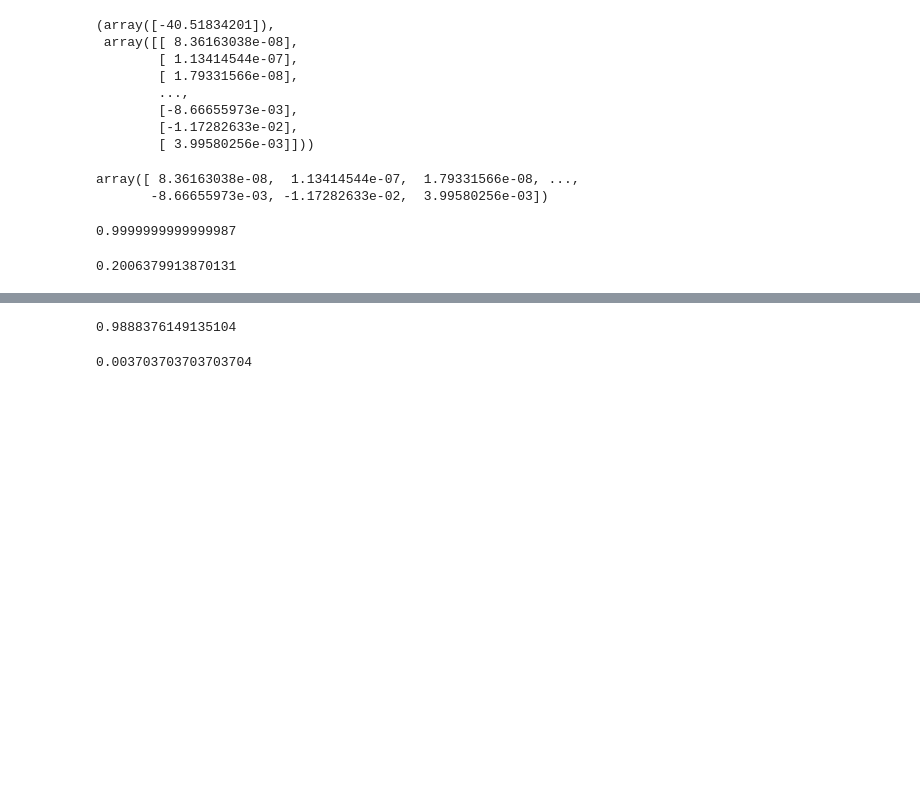
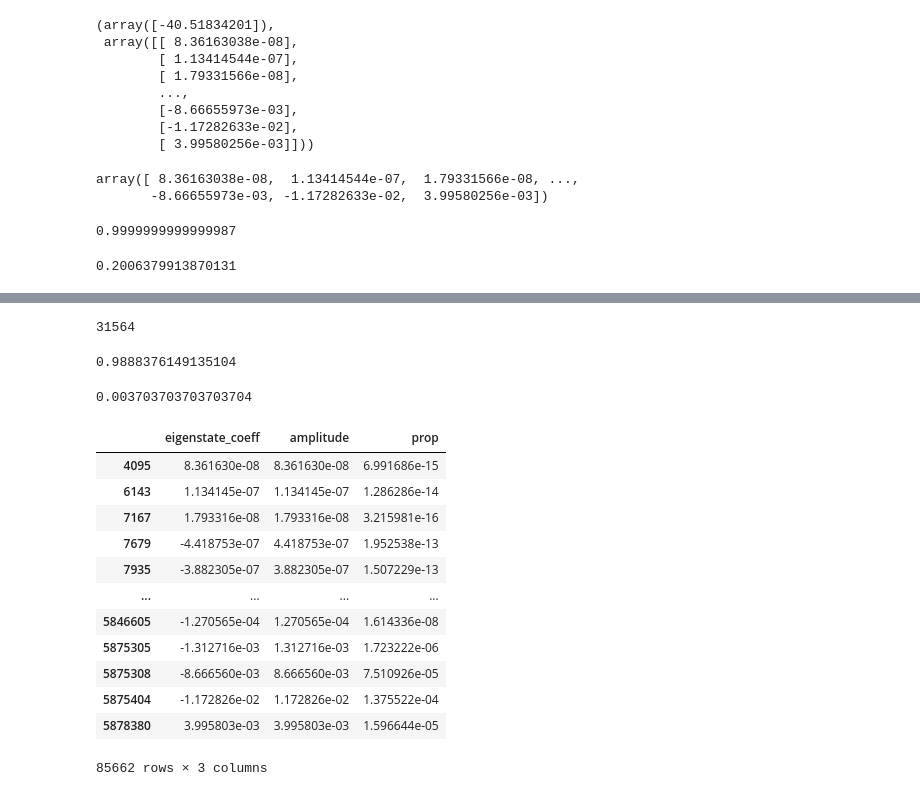
Before and after one commit to ischurov/frustrations-eda, a Jupyter notebook: kagome-24-fourier.ipynb, the cells around one changed output, grey strips where cells are left out. Cells and saved outputs as stored; diff of their text form; code cells hidden in the pictures; blank space fills up the shorter version.

```diff
--- a/kagome-24-fourier.ipynb
+++ b/kagome-24-fourier.ipynb
@@ -248,19 +249,43 @@ expand_fourier_coeffs(
-# %%
-(
-    np.sign(prediction)
-    * system.get_df_ground_state(canonical_basis=True).loc[sample]["amplitude"]
-    * system.get_df_ground_state(canonical_basis=True).loc[sample][
-        "eigenstate_coeff"
-    ]
-).sum() / (
-    system.get_df_ground_state(canonical_basis=True).loc[sample][
-        "eigenstate_coeff"
-    ]
-    ** 2
-).sum()
-# %% [output]
-0.9888376149135104
-# %%
-100 * 100 / (2.7 * 10**6)
-# %% [output]
-0.003703703703703704
+# %%
+expand_fourier_coeffs(
+    learners_ser[J2, 100].get_coeffs_df().iloc[:2000],
+    fourier_basis,
+    system.number_spins,
+).shape[0]
+# %% [output]
+31564
+# %%
+(
+    np.sign(prediction)
+    * system.get_df_ground_state(canonical_basis=True).loc[sample]["amplitude"]
+    * system.get_df_ground_state(canonical_basis=True).loc[sample][
+        "eigenstate_coeff"
+    ]
+).sum() / (
+    system.get_df_ground_state(canonical_basis=True).loc[sample][
+        "eigenstate_coeff"
+    ]
+    ** 2
+).sum()
+# %% [output]
+0.9888376149135104
+# %%
+100 * 100 / (2.7 * 10**6)
+# %% [output]
+0.003703703703703704
+# %%
+system.get_df_eigenstate(k=0).assign(prop=lambda x: x["amplitude"] ** 2)
+# %% [output]
+|  | eigenstate_coeff | amplitude | prop |
+| 4095 | 8.361630e-08 | 8.361630e-08 | 6.991686e-15 |
+| 6143 | 1.134145e-07 | 1.134145e-07 | 1.286286e-14 |
+| 7167 | 1.793316e-08 | 1.793316e-08 | 3.215981e-16 |
+| 7679 | -4.418753e-07 | 4.418753e-07 | 1.952538e-13 |
+| 7935 | -3.882305e-07 | 3.882305e-07 | 1.507229e-13 |
+| ... | ... | ... | ... |
+| 5846605 | -1.270565e-04 | 1.270565e-04 | 1.614336e-08 |
+| 5875305 | -1.312716e-03 | 1.312716e-03 | 1.723222e-06 |
+| 5875308 | -8.666560e-03 | 8.666560e-03 | 7.510926e-05 |
+| 5875404 | -1.172826e-02 | 1.172826e-02 | 1.375522e-04 |
+| 5878380 | 3.995803e-03 | 3.995803e-03 | 1.596644e-05 |
+85662 rows × 3 columns
```
Also changed, not shown: parts of 8 cells of this notebook, 2 other files.
